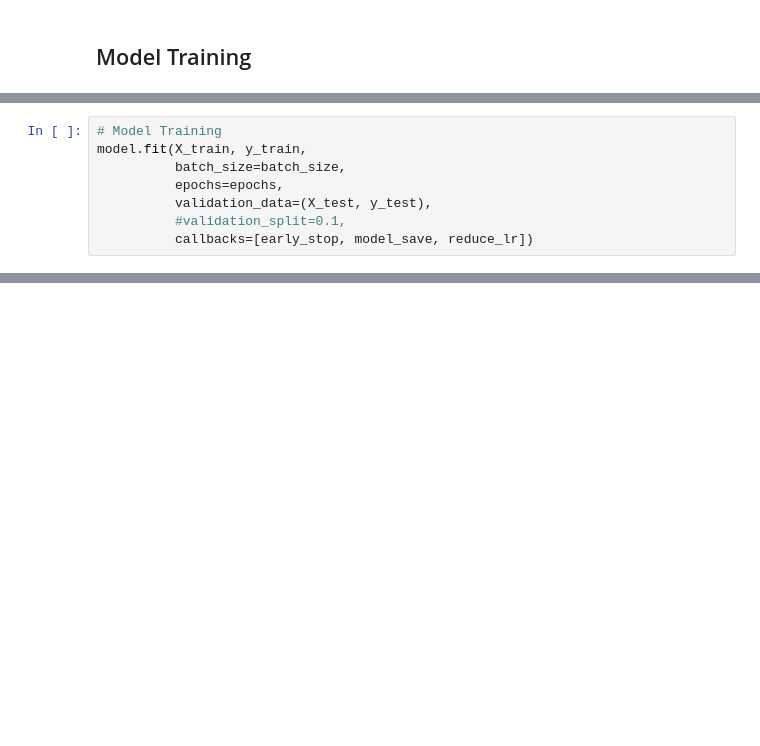
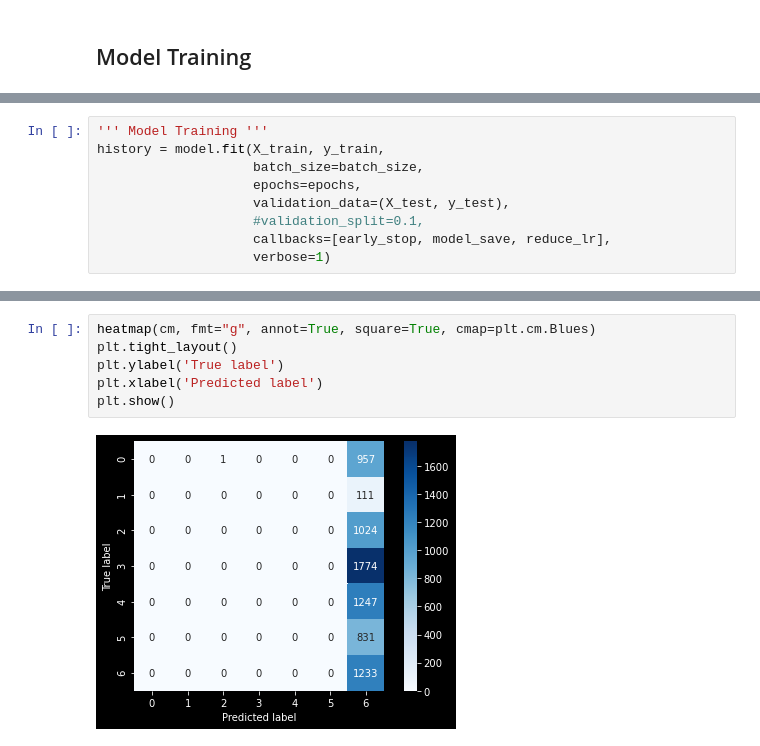
Before and after one commit to spykard/Deep-Learning, a Jupyter notebook: Basic_image_FER_plus_generator.ipynb, the cells around one changed output, grey strips where cells are left out. Saved outputs shown, nothing was run; the diff lists cells and outputs as text; blank space fills up the shorter version.

```diff
--- a/Basic_image_FER_plus_generator.ipynb
+++ b/Basic_image_FER_plus_generator.ipynb
@@ -311,9 +319,10 @@ y_train = y_train[0:20]
 # %%
-# Model Training
-model.fit(X_train, y_train,
-          batch_size=batch_size,
-          epochs=epochs,
-          validation_data=(X_test, y_test),
-          #validation_split=0.1,
-          callbacks=[early_stop, model_save, reduce_lr])
+''' Model Training '''
+history = model.fit(X_train, y_train,
+                    batch_size=batch_size,
+                    epochs=epochs,
+                    validation_data=(X_test, y_test),
+                    #validation_split=0.1,
+                    callbacks=[early_stop, model_save, reduce_lr],
+                    verbose=1)
 # %% [output]
@@ -338,0 +367,8 @@ Test accuracy: 45.97381
+# %%
+heatmap(cm, fmt="g", annot=True, square=True, cmap=plt.cm.Blues)
+plt.tight_layout()
+plt.ylabel('True label')
+plt.xlabel('Predicted label')
+plt.show()
+# %% [output]
+[figure, added]
```
Also changed, not shown: parts of 21 cells of this notebook.
